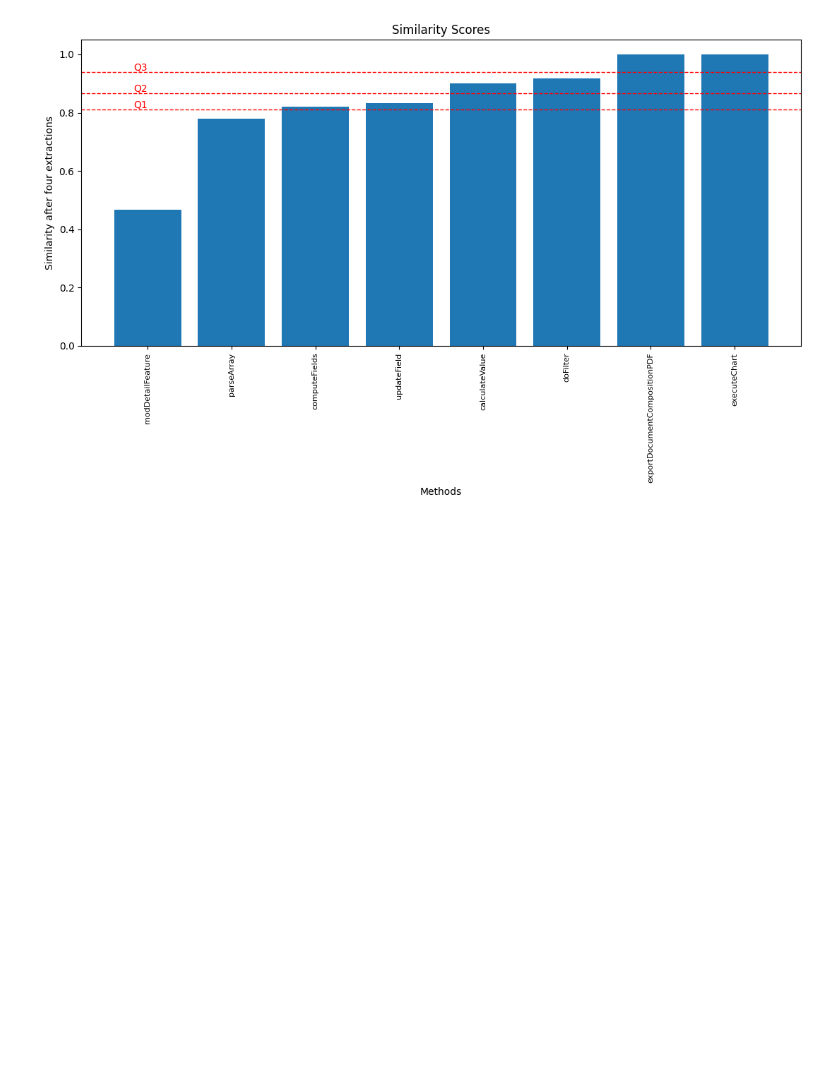
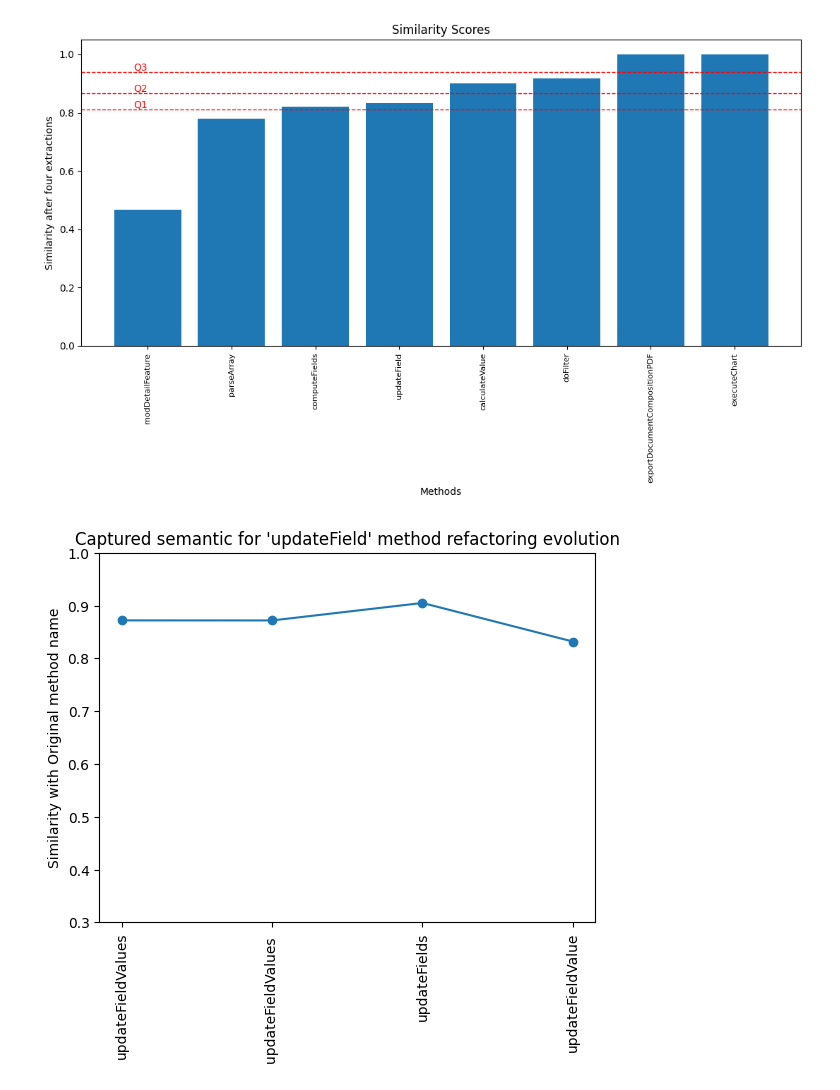
Before and after one commit to jcrecio/auto-names, a Jupyter notebook: calculate_metrics.ipynb, the cells around one changed output. Drawn from its saved outputs; the diff is of its cells as text; code cells hidden in the pictures; blank space fills up the shorter version.

```diff
--- a/calculate_metrics.ipynb
+++ b/calculate_metrics.ipynb
@@ -155,3 +155,18 @@ display_method_similarities_after_extractions(3)
 display_method_similarities_after_extractions(4)
 # %% [output]
 [figure]
+# %%
+methods = ['updateFieldValues', 'updateFieldValues ', 'updateFields', 'updateFieldValue']
+similarity_values = [0.872, 0.8719, 0.905, 0.832]
+
+plt.plot(methods, similarity_values, marker='o')
+
+plt.ylabel('Similarity with Original method name')
+plt.title('Captured semantic for \'updateField\' method refactoring evolution')
+plt.ylim(0.3, 1)
+
+plt.xticks(rotation='vertical')
+
+plt.show()
+# %% [output]
+[figure, added]
```
Also changed, not shown: parts of 1 cell of this notebook.
